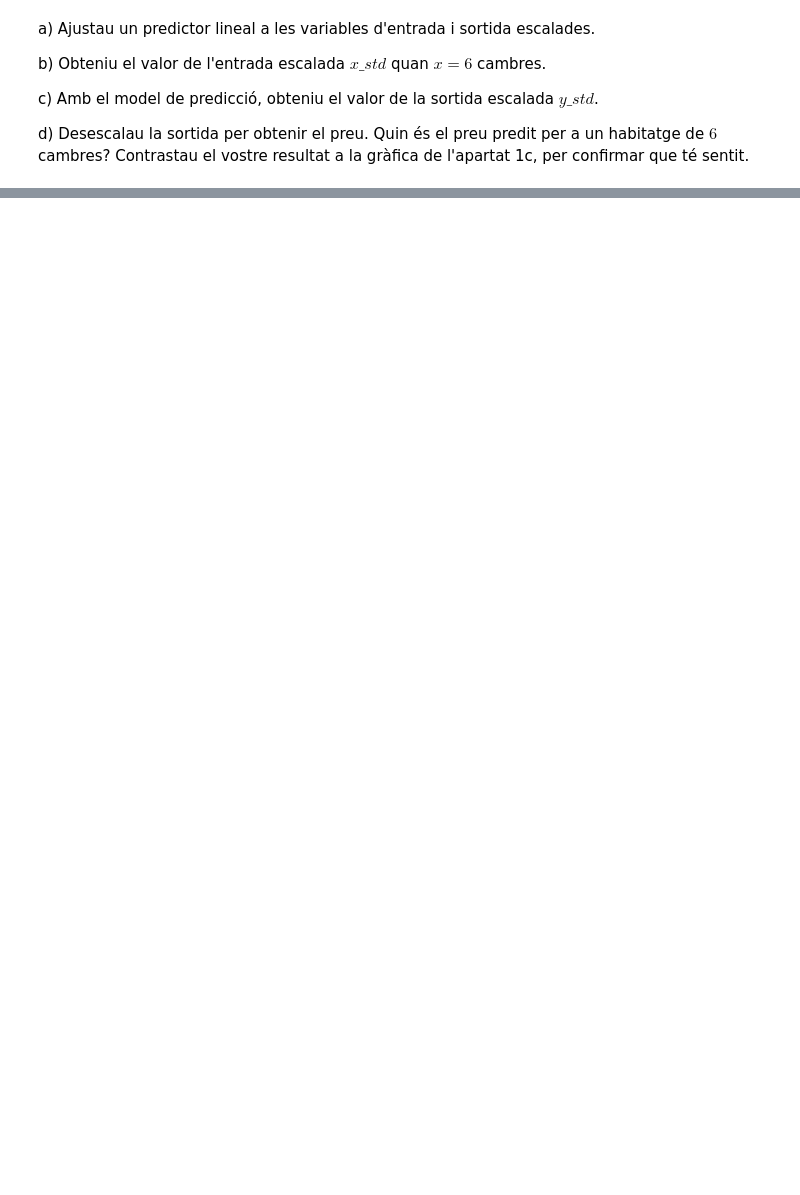
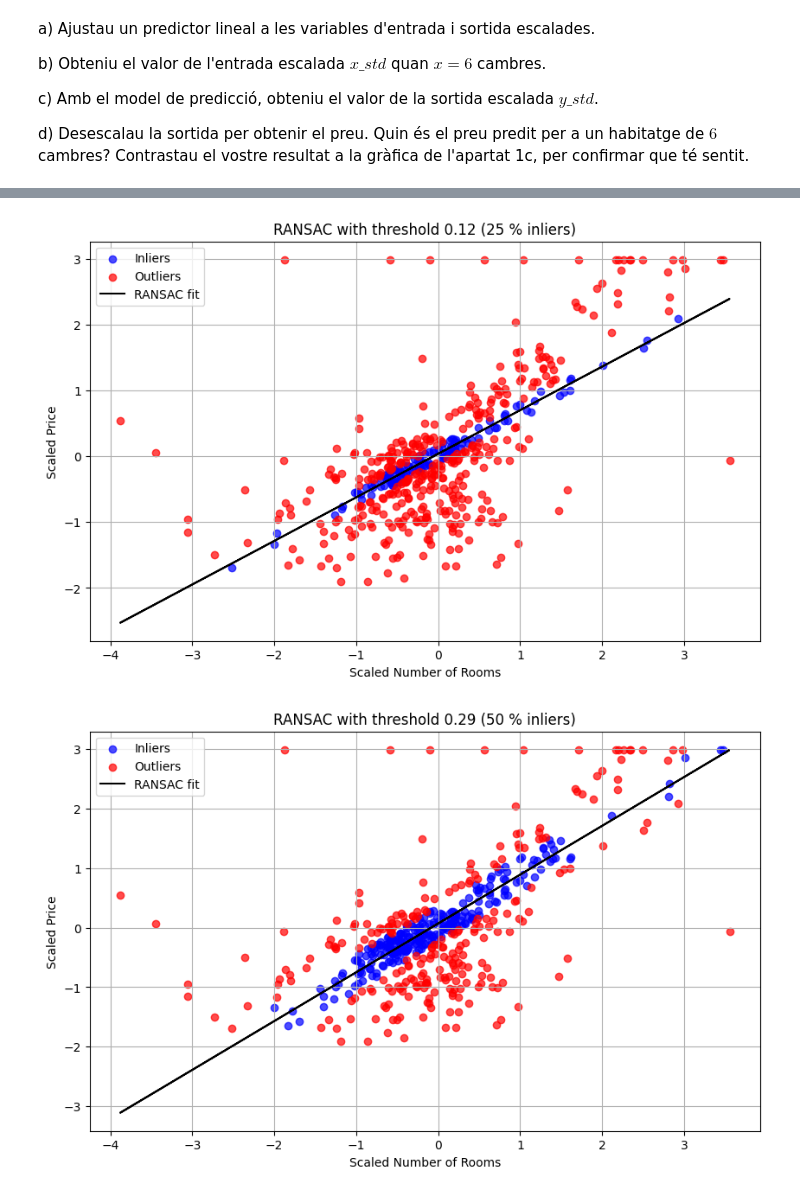
Before and after one commit to davidzz-code/IEDIB_2024_2025, a Jupyter notebook: 05 Sistemas Machine Learning/T3 Regresión/tasca_regresion_David_Ramirez/tasca_3_David_Ramirez.ipynb, the cells around one changed output, grey strips where cells are left out. Saved outputs shown, nothing was run; the diff lists cells and outputs as text; code cells hidden in the pictures; blank space fills up the shorter version.

Commit message:
feat: Finished question number 3

```diff
--- a/05 Sistemas Machine Learning/T3 Regresión/tasca_regresion_David_Ramirez/tasca_3_David_Ramirez.ipynb
+++ b/05 Sistemas Machine Learning/T3 Regresión/tasca_regresion_David_Ramirez/tasca_3_David_Ramirez.ipynb
@@ -118,3 +115,22 @@ b) Representau gràficament les tres situacions de l'apartat anterior.
 c) Obteniu les tres prediccions del preu de l'habitatge de quatre cambres segons els tres models.
 
 d) Comentau la diferència entre els tres resultats d'aquesta pregunta i comparau-los també amb el resultat de la pregunta anterior. Se semblen bastant les prediccions? Són molt diferents?
+# %%
+# a) Obtener tres valores de umbral diferentes, ajustando la recta en una cuarta parte (25%), la mitad (50%) y tres cuartos (75%) de los datos
+from sklearn.linear_model import RANSACRegressor
+threshold_values = [0.12, 0.29, 0.64] # Cambiar estos valores para obtener diferentes umbrales
+inliers_proportions = []
+
+for threshold in threshold_values:
+  ransac = RANSACRegressor(LinearRegression(), max_trials=1000, min_samples=50, loss='absolute_error', residual_threshold=threshold, random_state=0)
+  ransac.fit(X_std, y_std)
+
+  inlier_mask = ransac.inlier_mask_
+  outlier_mask = np.logical_not(inlier_mask)
+
+  inliers = np.sum(inlier_mask)
+  total_points = len(X_std)
+  proportion = inliers / total_points
+  inliers_proportions.append(proportion)
+
+  print(f"Threshold: {threshold}, Inliers: {inliers}, Total points: {total_points}, Proportion: {proportion * 100:.0f} %")
@@ -120,0 +146,27 @@ d) Comentau la diferència entre els tres resultats d'aquesta pregunta i compara
+# %%
+# b) Representar gráficamente los datos y las rectas ajustadas
+for threshold in threshold_values:
+  ransac = RANSACRegressor(LinearRegression(), max_trials=1000, min_samples=50, loss='absolute_error', residual_threshold=threshold, random_state=0)
+  ransac.fit(X_std, y_std)
+
+  inlier_mask = ransac.inlier_mask_
+  outlier_mask = np.logical_not(inlier_mask)
+
+  inliers = np.sum(inlier_mask)
+  total_points = len(X_std)
+  proportion = inliers / total_points
+  inliers_proportions.append(proportion)
+
+  plt.figure(figsize=(10, 6))
+  plt.scatter(X_std[inlier_mask], y_std[inlier_mask], color='blue', label='Inliers', alpha=0.7)
+  plt.scatter(X_std[~inlier_mask], y_std[~inlier_mask], color='red', label='Outliers', alpha=0.7)
+  plt.plot(X_std, ransac.predict(X_std), color='black', label='RANSAC fit')
+  plt.xlabel("Scaled Number of Rooms")
+  plt.ylabel("Scaled Price")
+  plt.title(f"RANSAC with threshold {threshold} ({proportion * 100:.0f} % inliers)")
+  plt.legend()
+  plt.grid(True)
+  plt.show()
+# %% [output]
+[figure, added]
+[figure, added]
```
Also changed, not shown: parts of 15 cells of this notebook.
